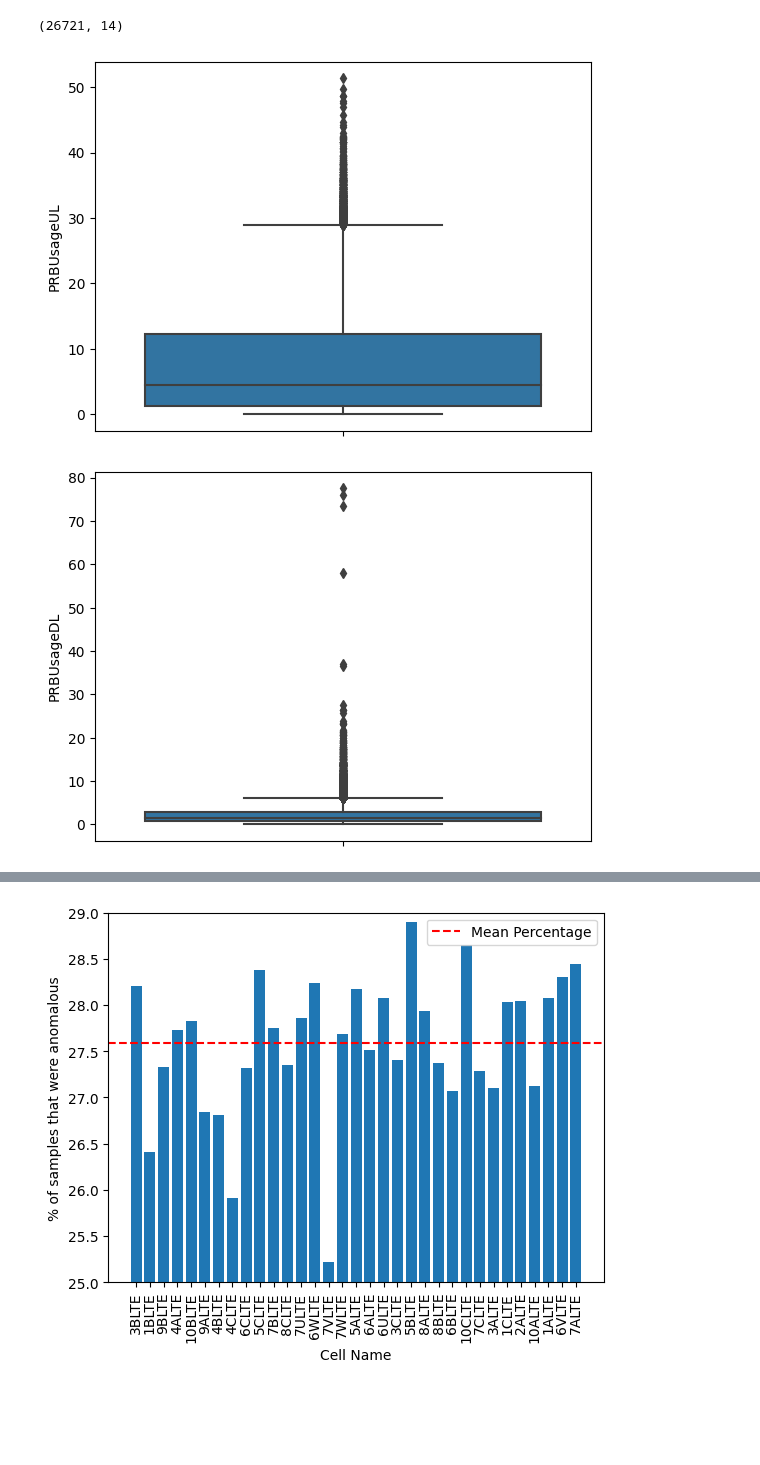
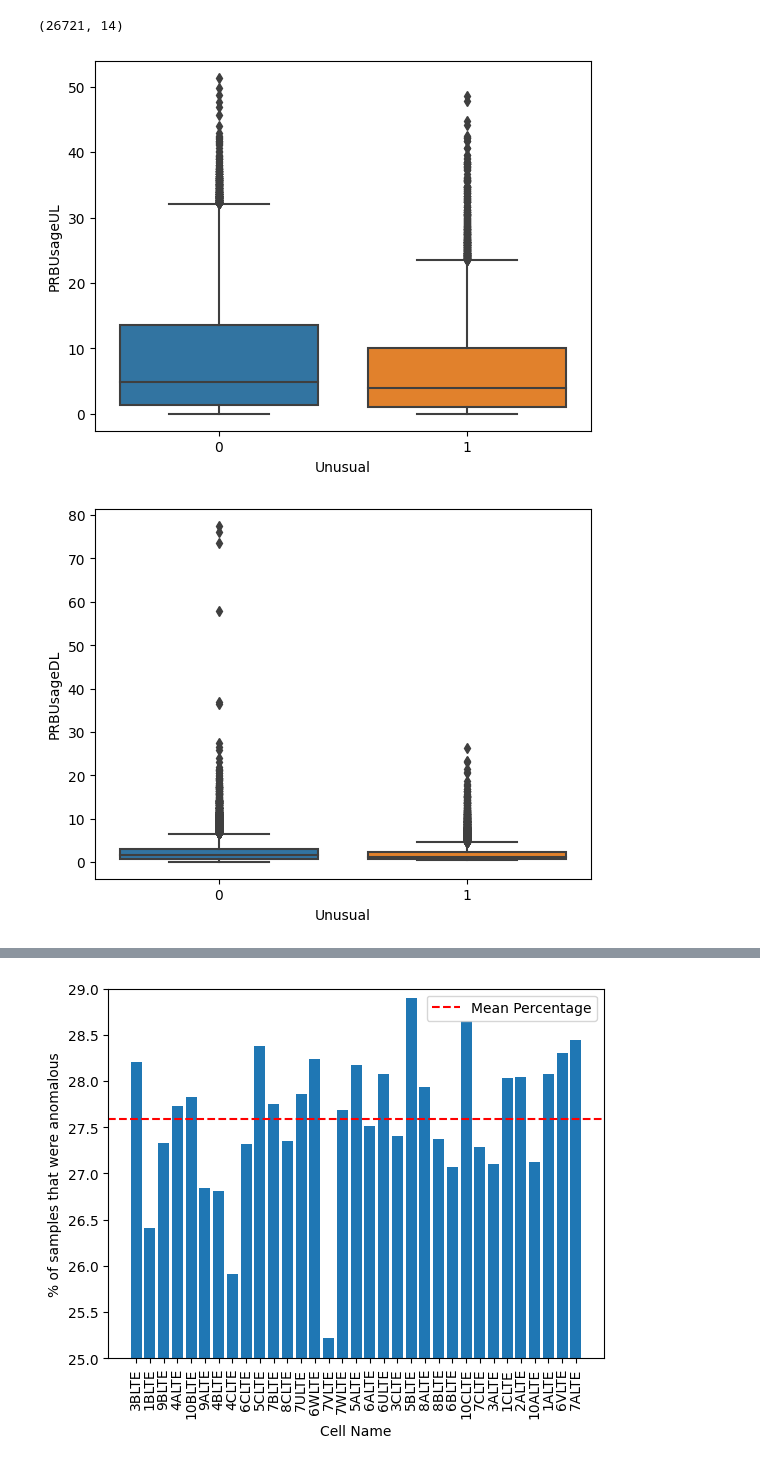
Before and after one commit to pocrca/anomaly_lte, a Jupyter notebook: eda.ipynb, the cells around one changed output, grey strips where cells are left out. Drawn from its saved outputs; the diff is of its cells as text; code cells hidden in the pictures; blank space fills up the shorter version.

Commit message:
Added hypothesis tests, modified box plots, removed code that deleted rows with missing data as there are no missing data

```diff
--- a/eda.ipynb
+++ b/eda.ipynb
@@ -61,10 +62,6 @@ maxUE_DL       0
 maxUE_UL       0
 maxUE_UL+DL    0
 dtype: int64
-# %%
-#Removing rows if it is missing data
-df = df.dropna()
-df_test = df_test.dropna()
 # %%
 #Convert time into a h:m format
 Time = pd.to_datetime(df.Time, format = '%H:%M')
@@ -90,10 +87,10 @@ Normal_df.shape
 # %%
 #Boxplots for all features (excluding Time and CellName)
 variables = ["PRBUsageUL", "PRBUsageDL","meanThr_DL","meanThr_UL","maxThr_DL","meanUE_DL","meanUE_UL","maxUE_DL","maxUE_UL","maxUE_UL+DL"]
 
 for i in variables:
-    sns.boxplot(y = df[f"{i}"])
+    sns.boxplot(x = df["Unusual"], y = df[i])
     plt.show()
 # %% [output]
-[figure, old version]
+[figure, new version]
-[figure, old version]
+[figure, new version]
```
Also changed, not shown: parts of 5 cells of this notebook.
